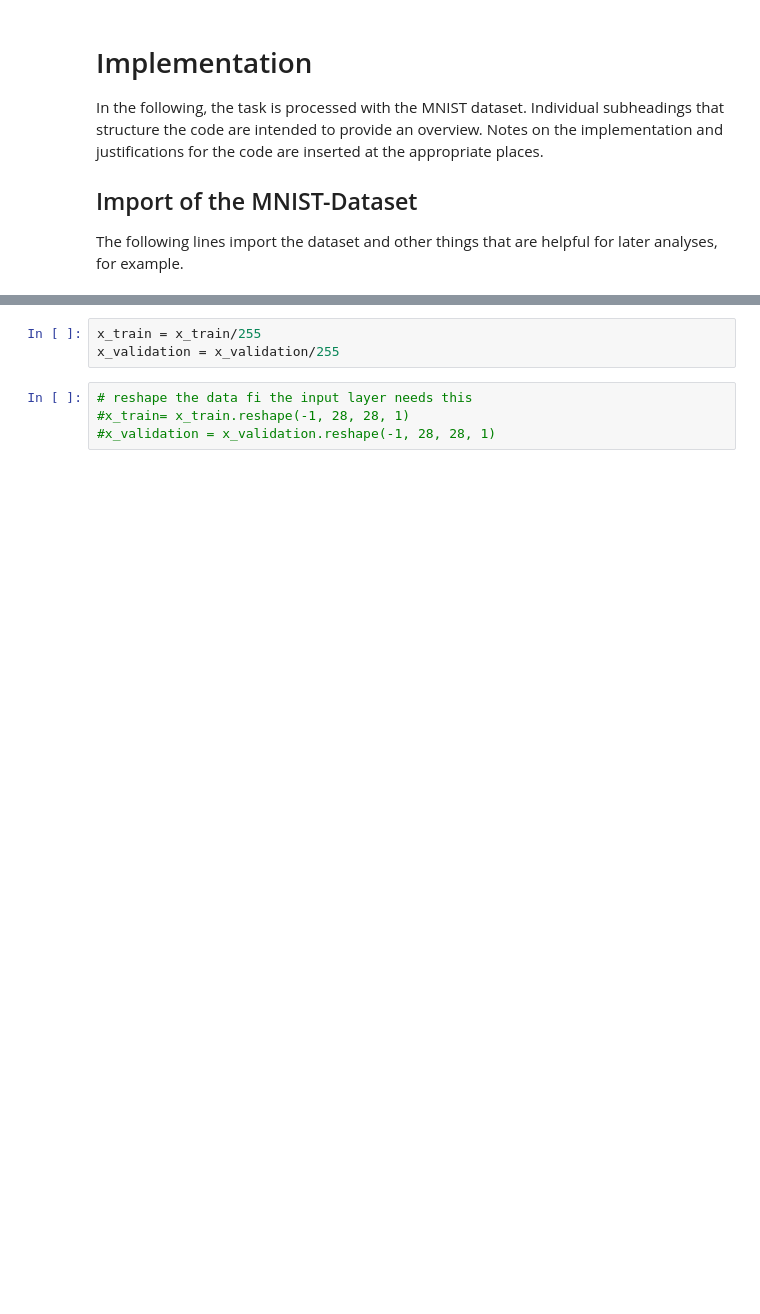
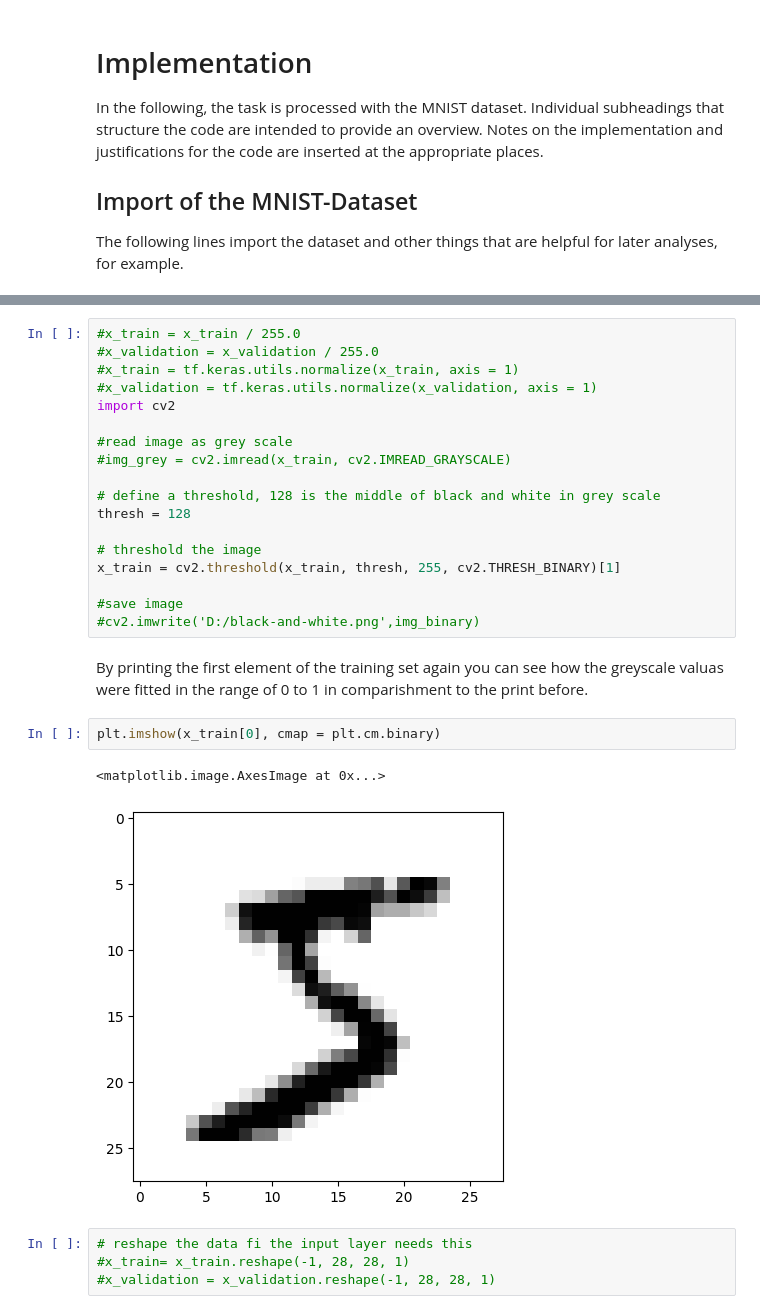
Before and after one commit to BenjaminSeeger/my-first-binder, a Jupyter notebook: SoftwareContribution_BenjaminSeeger.ipynb, the cells around one changed output, grey strips where cells are left out. Cells and saved outputs as stored; diff of their text form; blank space fills up the shorter version.

```diff
--- a/SoftwareContribution_BenjaminSeeger.ipynb
+++ b/SoftwareContribution_BenjaminSeeger.ipynb
@@ -35,7 +37,29 @@ By preparing the data, the training process can be accelerated by scaling the da
 **Später durch auskommentieren nochmal prüfen, ob das wirklich der Fall ist. Geg. weiter alle Pixel auf entweder weiß oder schwarz setzen.**
 # %%
-x_train = x_train/255
-x_validation = x_validation/255
+#x_train = x_train / 255.0
+#x_validation = x_validation / 255.0
+#x_train = tf.keras.utils.normalize(x_train, axis = 1)
+#x_validation = tf.keras.utils.normalize(x_validation, axis = 1)
+import cv2
+
+#read image as grey scale
+#img_grey = cv2.imread(x_train, cv2.IMREAD_GRAYSCALE)
+
+# define a threshold, 128 is the middle of black and white in grey scale
+thresh = 128
+
+# threshold the image
+x_train = cv2.threshold(x_train, thresh, 255, cv2.THRESH_BINARY)[1]
+
+#save image
+#cv2.imwrite('D:/black-and-white.png',img_binary)
+# %% [markdown]
+By printing the first element of the training set again you can see how the greyscale valuas were fitted in the range of 0 to 1 in comparishment to the print before.
+# %%
+plt.imshow(x_train[0], cmap = plt.cm.binary)
+# %% [output]
+<matplotlib.image.AxesImage at 0x...>
+[figure, added]
 # %%
 # reshape the data fi the input layer needs this
 #x_train= x_train.reshape(-1, 28, 28, 1)
```
Also changed, not shown: parts of 6 cells of this notebook.
